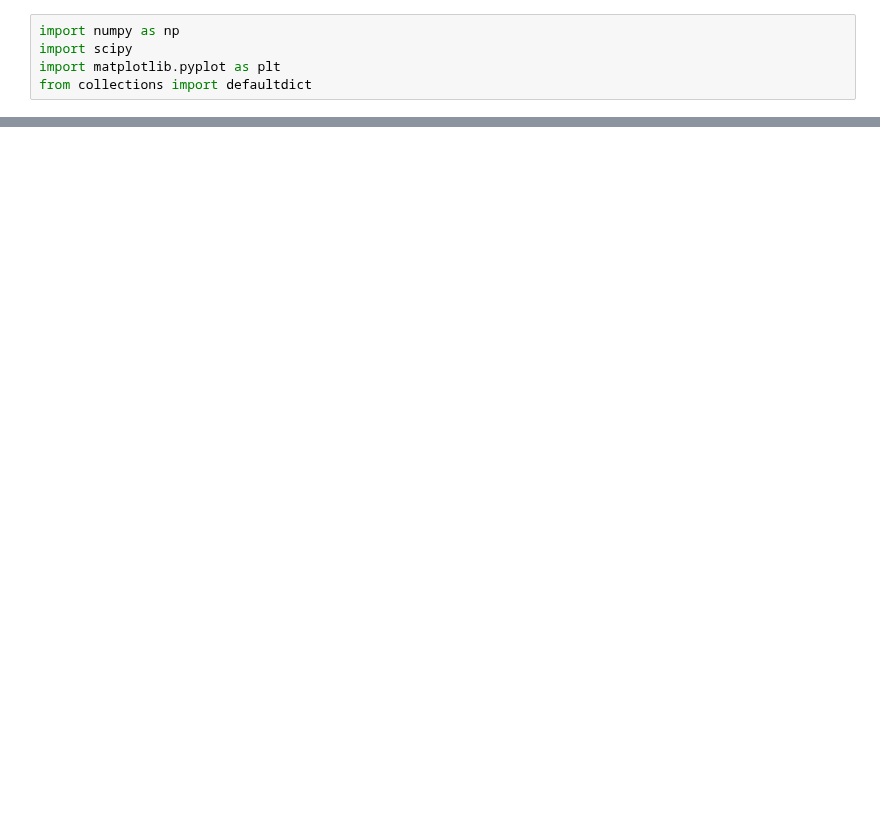
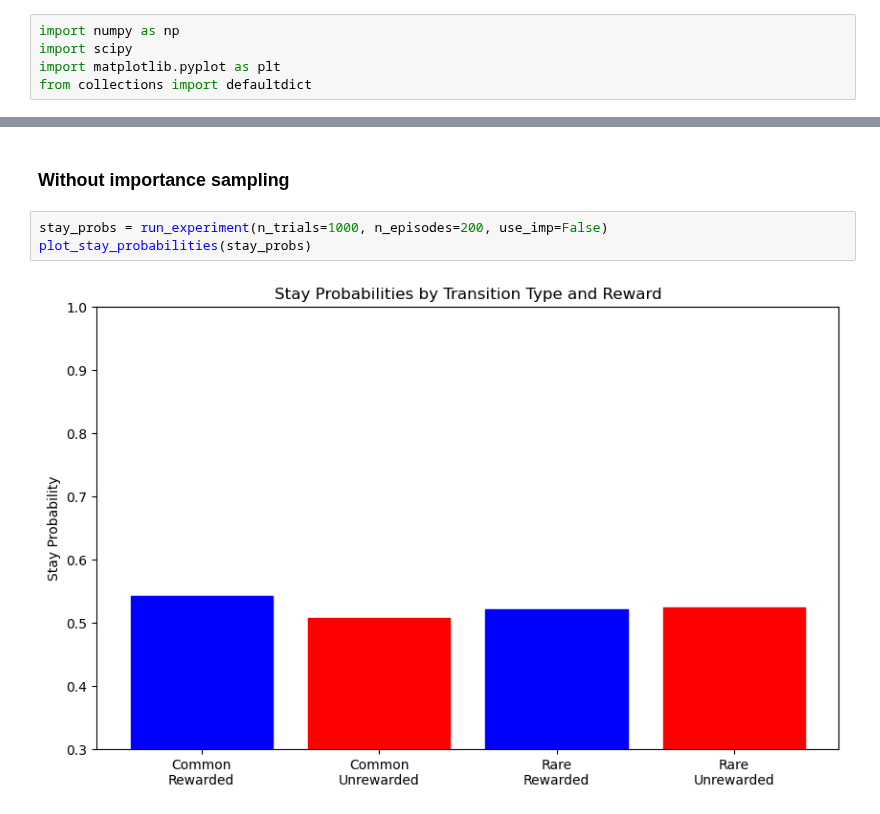
Before and after one commit to ArminBaz/SR-IS, a Jupyter notebook: src/two_step.ipynb, the cells around one changed output, grey strips where cells are left out. Cells and saved outputs as stored; diff of their text form; blank space fills up the shorter version.

```diff
--- a/src/two_step.ipynb
+++ b/src/two_step.ipynb
@@ -243,0 +257,7 @@ plot_stay_probabilities(stay_probs)
+# %% [markdown]
+### Without importance sampling
+# %%
+stay_probs = run_experiment(n_trials=1000, n_episodes=200, use_imp=False)
+plot_stay_probabilities(stay_probs)
+# %% [output]
+[figure, added]
```
Also changed, not shown: parts of 8 cells of this notebook.
